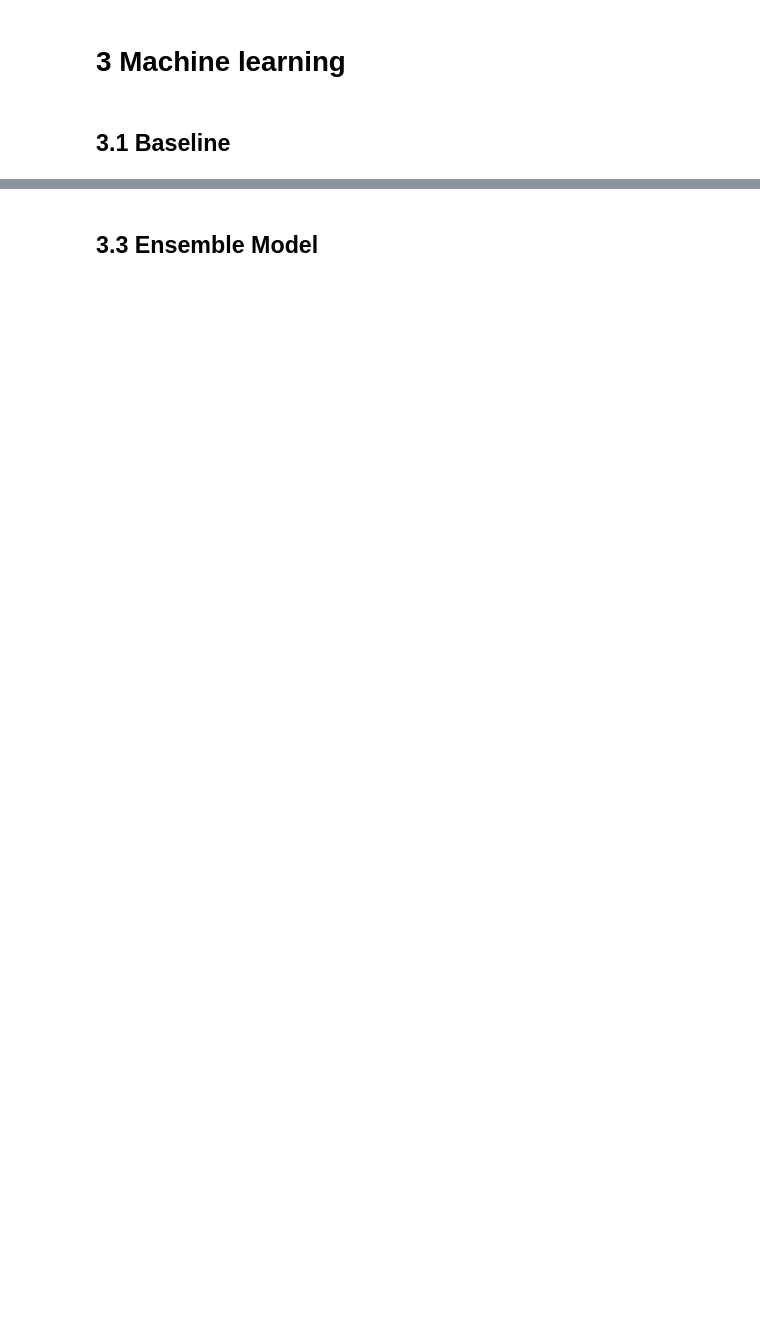
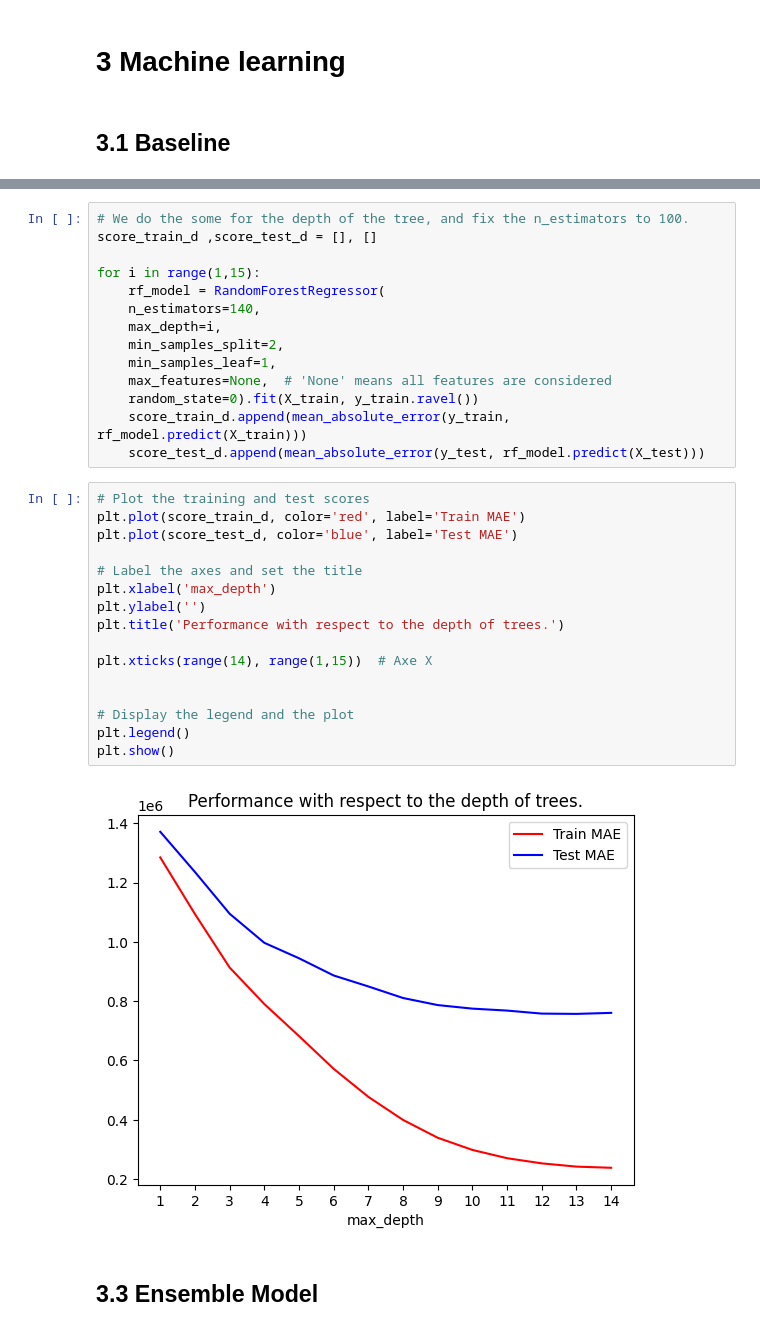
Before and after one commit to Rachadja/house_pricing, a Jupyter notebook: notebook.ipynb, the cells around one changed output, grey strips where cells are left out. Saved outputs shown, nothing was run; the diff lists cells and outputs as text; blank space fills up the shorter version.

```diff
--- a/notebook.ipynb
+++ b/notebook.ipynb
@@ -414,3 +456,35 @@ mean_absolute_error(y_test,y_test_pred )
+# %%
+# We do the some for the depth of the tree, and fix the n_estimators to 100.
+score_train_d ,score_test_d = [], []
+
+for i in range(1,15):
+    rf_model = RandomForestRegressor(
+    n_estimators=140,
+    max_depth=i,
+    min_samples_split=2,
+    min_samples_leaf=1,
+    max_features=None,  # 'None' means all features are considered
+    random_state=0).fit(X_train, y_train.ravel())
+    score_train_d.append(mean_absolute_error(y_train, rf_model.predict(X_train)))
+    score_test_d.append(mean_absolute_error(y_test, rf_model.predict(X_test)))
+# %%
+# Plot the training and test scores
+plt.plot(score_train_d, color='red', label='Train MAE')
+plt.plot(score_test_d, color='blue', label='Test MAE')
+
+# Label the axes and set the title
+plt.xlabel('max_depth')
+plt.ylabel('')
+plt.title('Performance with respect to the depth of trees.')
+
+plt.xticks(range(14), range(1,15))  # Axe X
+
+
+# Display the legend and the plot
+plt.legend()
+plt.show()
+# %% [output]
+[figure, added]
 # %% [markdown]
 ## 3.3 Ensemble Model
 # %%
```
Also changed, not shown: parts of 33 cells of this notebook.
